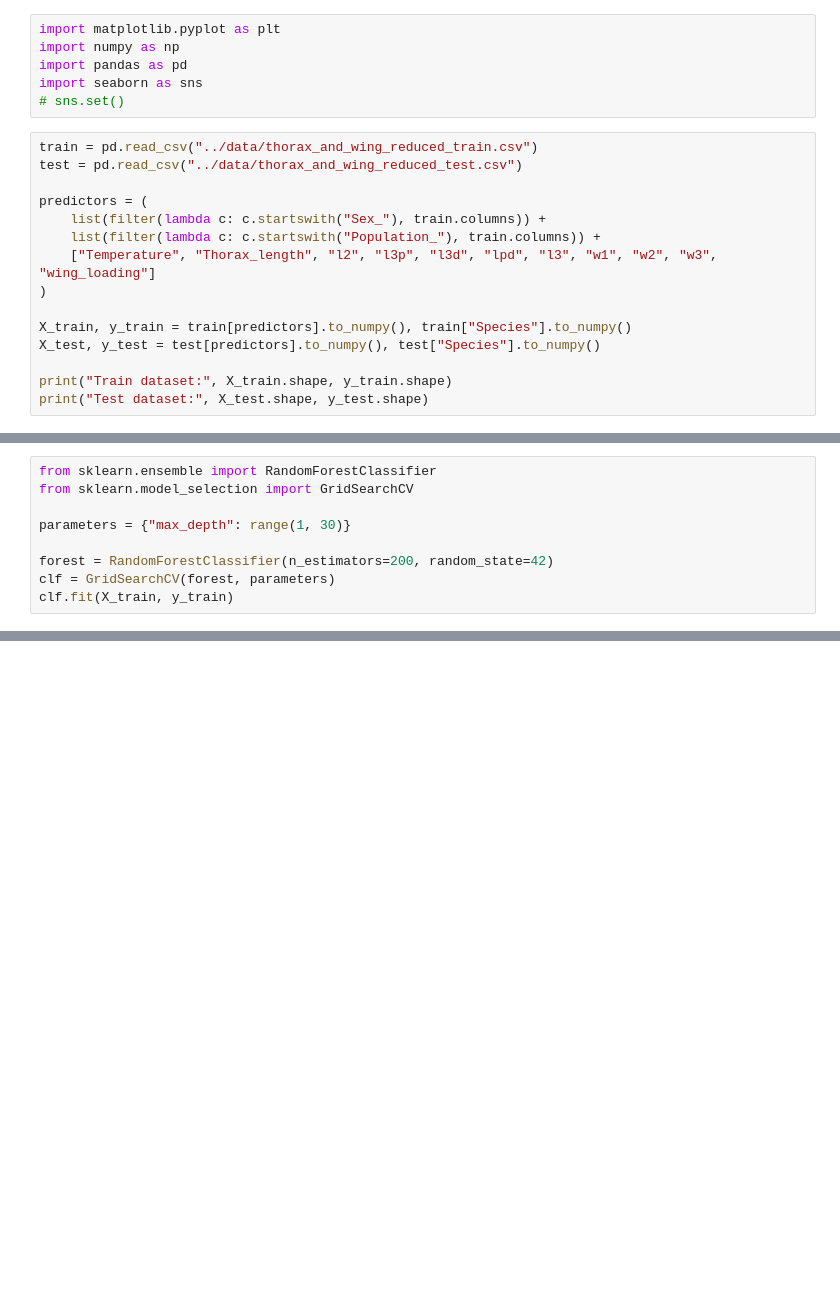
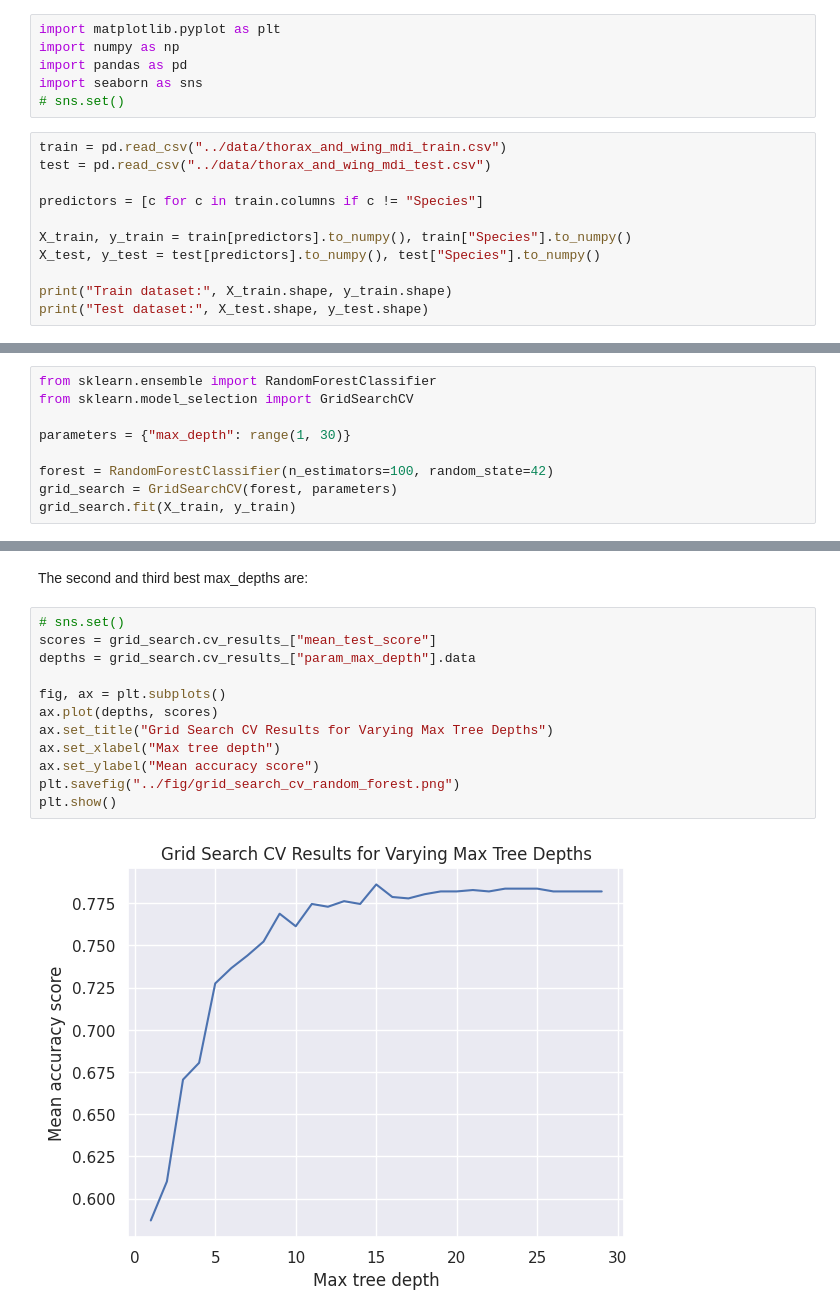
Before and after one commit to LimaoC/drosophila-classification, a Jupyter notebook: notebooks/random_forest.ipynb, the cells around one changed output, grey strips where cells are left out. Cells and saved outputs as stored; diff of their text form; blank space fills up the shorter version.

Commit message:
rnd: finish random forest analysis

```diff
--- a/notebooks/random_forest.ipynb
+++ b/notebooks/random_forest.ipynb
@@ -10,14 +10,10 @@ import pandas as pd
 import seaborn as sns
 # sns.set()
 # %%
-train = pd.read_csv("../data/thorax_and_wing_reduced_train.csv")
-test = pd.read_csv("../data/thorax_and_wing_reduced_test.csv")
+train = pd.read_csv("../data/thorax_and_wing_mdi_train.csv")
+test = pd.read_csv("../data/thorax_and_wing_mdi_test.csv")
 
-predictors = (
-    list(filter(lambda c: c.startswith("Sex_"), train.columns)) +
-    list(filter(lambda c: c.startswith("Population_"), train.columns)) +
-    ["Temperature", "Thorax_length", "l2", "l3p", "l3d", "lpd", "l3", "w1", "w2", "w3", "wing_loading"]
-)
+predictors = [c for c in train.columns if c != "Species"]
 
 X_train, y_train = train[predictors].to_numpy(), train["Species"].to_numpy()
 X_test, y_test = test[predictors].to_numpy(), test["Species"].to_numpy()
@@ -43,7 +41,7 @@ from sklearn.model_selection import GridSearchCV
 
 parameters = {"max_depth": range(1, 30)}
 
-forest = RandomForestClassifier(n_estimators=200, random_state=42)
-clf = GridSearchCV(forest, parameters)
-clf.fit(X_train, y_train)
+forest = RandomForestClassifier(n_estimators=100, random_state=42)
+grid_search = GridSearchCV(forest, parameters)
+grid_search.fit(X_train, y_train)
 # %% [output]
@@ -60,0 +56,16 @@ Best mean CV score: 0.800153045607591
+# %% [markdown]
+The second and third best max_depths are:
+# %%
+# sns.set()
+scores = grid_search.cv_results_["mean_test_score"]
+depths = grid_search.cv_results_["param_max_depth"].data
+
+fig, ax = plt.subplots()
+ax.plot(depths, scores)
+ax.set_title("Grid Search CV Results for Varying Max Tree Depths")
+ax.set_xlabel("Max tree depth")
+ax.set_ylabel("Mean accuracy score")
+plt.savefig("../fig/grid_search_cv_random_forest.png")
+plt.show()
+# %% [output]
+[figure, added]
```
Also changed, not shown: parts of 14 cells of this notebook.
